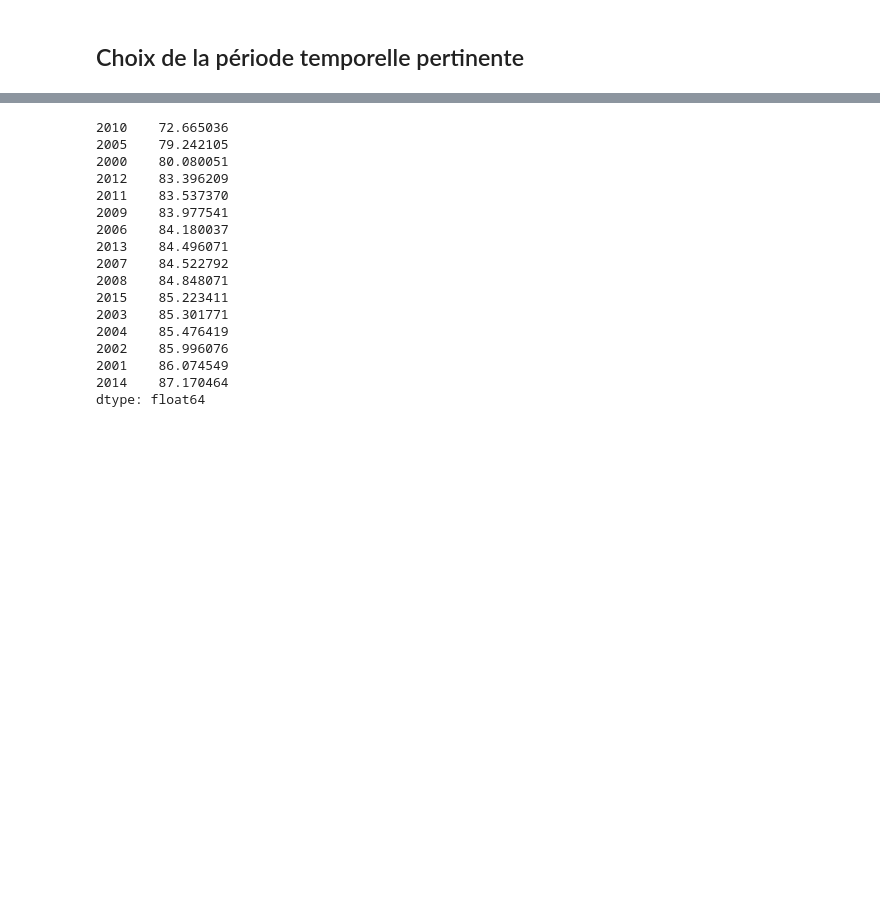
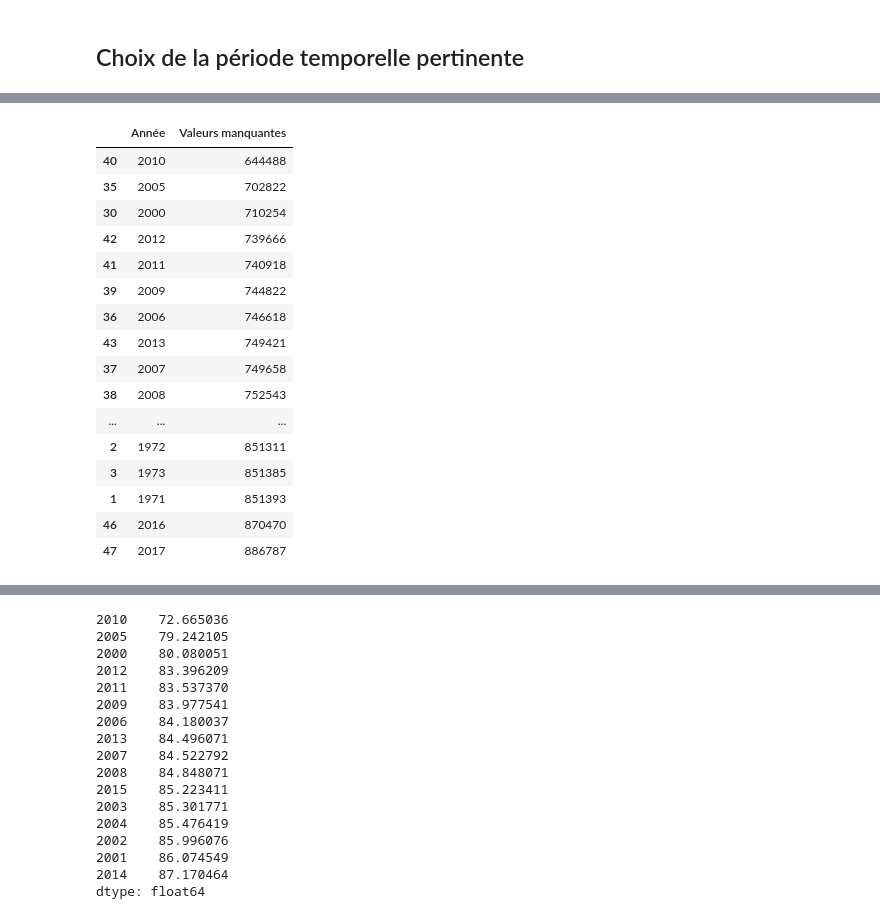
Before and after one commit to AntoineKelleni/Analysez-les-donn-es-de-syst-mes-ducatifs, a Jupyter notebook: main.ipynb, the cells around one changed output, grey strips where cells are left out. Saved outputs shown, nothing was run; the diff lists cells and outputs as text; code cells hidden in the pictures; blank space fills up the shorter version.

```diff
--- a/main.ipynb
+++ b/main.ipynb
@@ -1074,0 +1108,24 @@ df_data.head()
+# %%
+# Tri par nombre de valeurs manquantes croissant
+missing_per_year_sorted = missing_per_year_df.sort_values('Valeurs manquantes')
+
+# Affichage du tri
+display(missing_per_year_sorted)
+# %% [output]
+|  | Année | Valeurs manquantes |
+| 40 | 2010 | 644488 |
+| 35 | 2005 | 702822 |
+| 30 | 2000 | 710254 |
+| 42 | 2012 | 739666 |
+| 41 | 2011 | 740918 |
+| 39 | 2009 | 744822 |
+| 36 | 2006 | 746618 |
+| 43 | 2013 | 749421 |
+| 37 | 2007 | 749658 |
+| 38 | 2008 | 752543 |
+| ... | ... | ... |
+| 2 | 1972 | 851311 |
+| 3 | 1973 | 851385 |
+| 1 | 1971 | 851393 |
+| 46 | 2016 | 870470 |
+| 47 | 2017 | 886787 |
```
Also changed, not shown: parts of 5 cells of this notebook.
